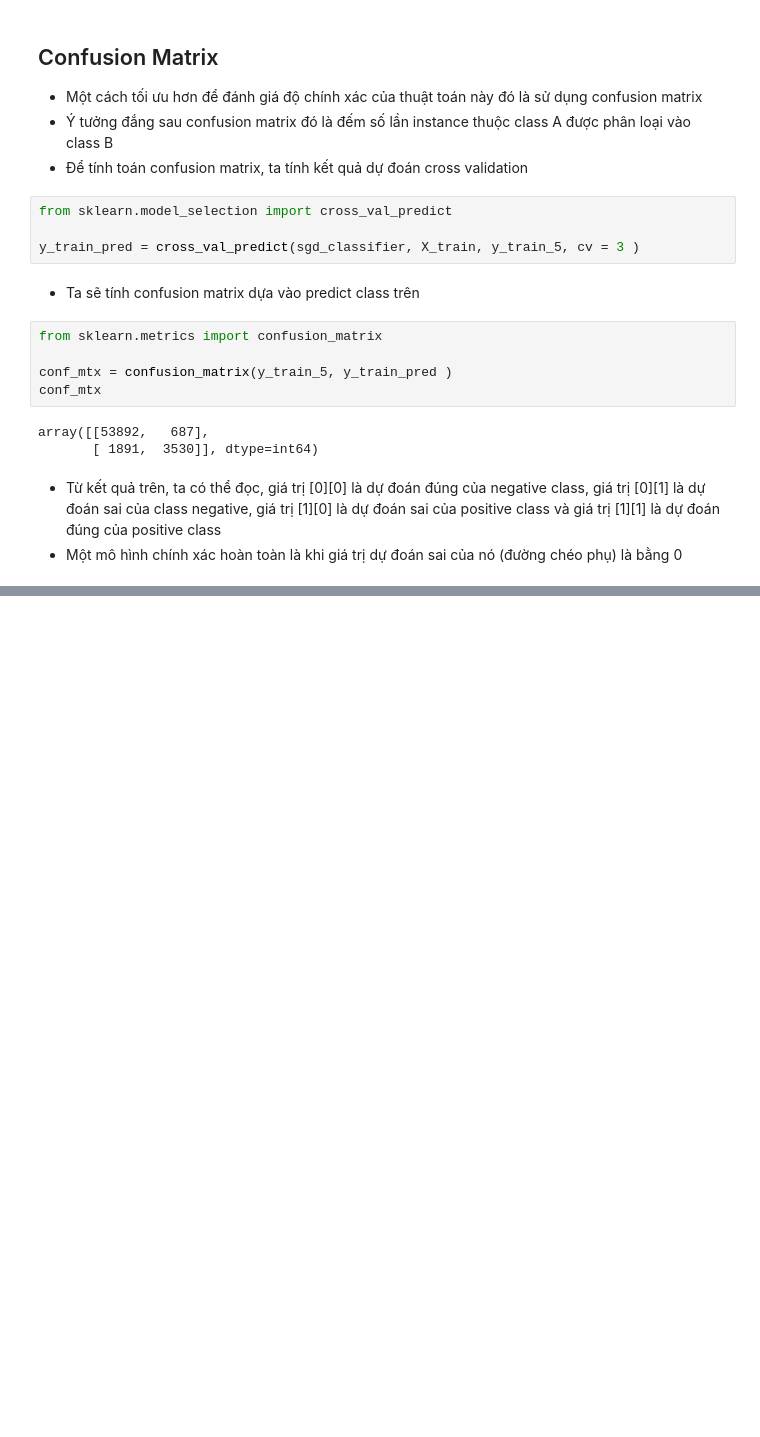
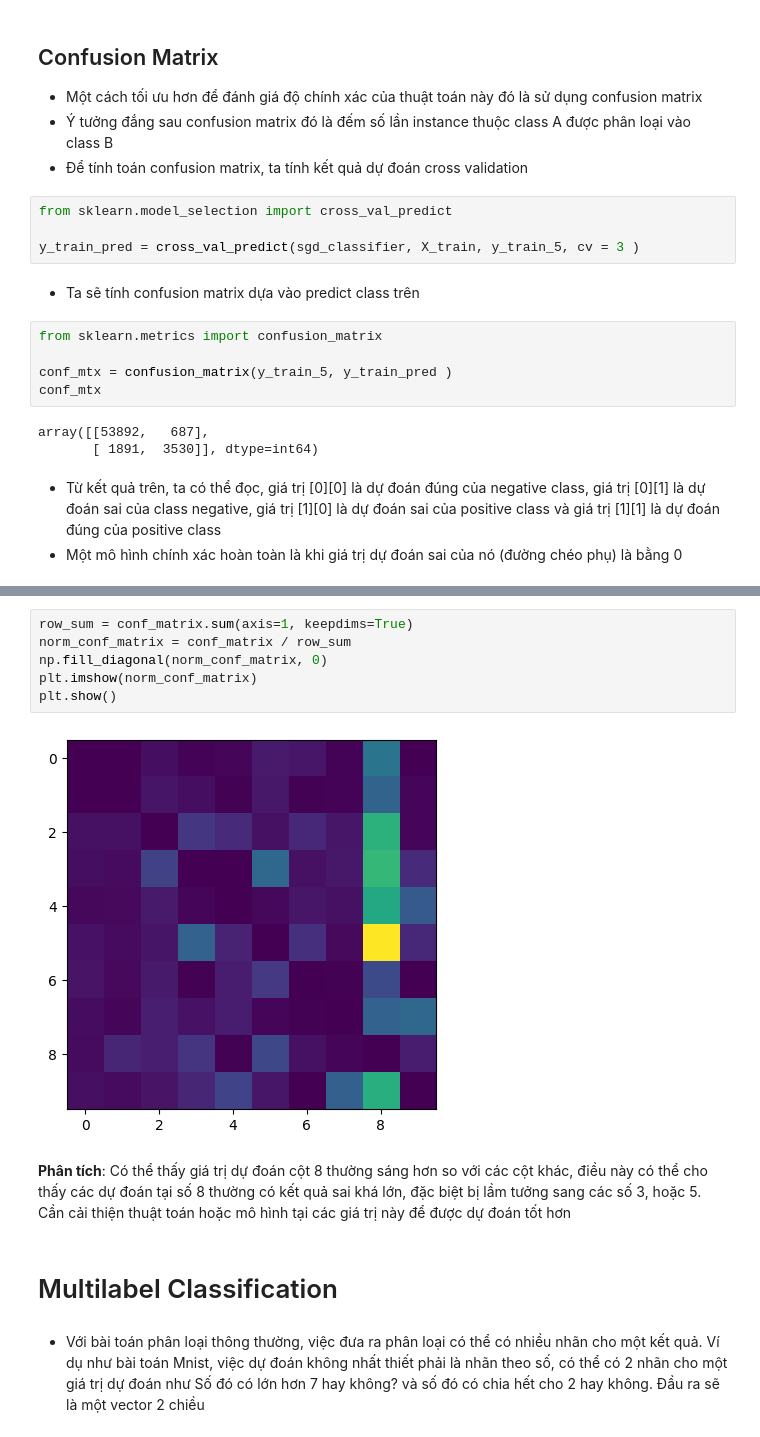
Before and after one commit to trungviet17/Practical_Machine_Learning, a Jupyter notebook: Hands_On_Machine_Learning_note/Chapter_3_Classification/MNIST-Classification.ipynb, the cells around one changed output, grey strips where cells are left out. Drawn from its saved outputs; the diff is of its cells as text; blank space fills up the shorter version.

```diff
--- a/Hands_On_Machine_Learning_note/Chapter_3_Classification/MNIST-Classification.ipynb
+++ b/Hands_On_Machine_Learning_note/Chapter_3_Classification/MNIST-Classification.ipynb
@@ -124,0 +261,14 @@ array([[53892,   687],
+# %%
+row_sum = conf_matrix.sum(axis=1, keepdims=True)
+norm_conf_matrix = conf_matrix / row_sum
+np.fill_diagonal(norm_conf_matrix, 0)
+plt.imshow(norm_conf_matrix)
+plt.show()
+# %% [output]
+[figure, added]
+# %% [markdown]
+**Phân tích**: Có thể thấy giá trị dự đoán cột 8 thường sáng hơn so với các cột khác, điều này có thể cho thấy các dự đoán tại số 8 thường có kết quả sai khá lớn, đặc biệt bị lầm tưởng sang các số 3, hoặc 5. Cần cải thiện thuật toán hoặc mô hình tại các giá trị này để được dự đoán tốt hơn
+# %% [markdown]
+# Multilabel Classification
+# %% [markdown]
+- Với bài toán phân loại thông thường, việc đưa ra phân loại có thể có nhiều nhãn cho một kết quả. Ví dụ như bài toán Mnist, việc dự đoán không nhất thiết phải là nhãn theo số, có thể có 2 nhãn cho một giá trị dự đoán như Số đó có lớn hơn 7 hay không? và số đó có chia hết cho 2 hay không. Đầu ra sẽ là một vector 2 chiều
```
Also changed, not shown: parts of 32 cells of this notebook, 3 other files.
